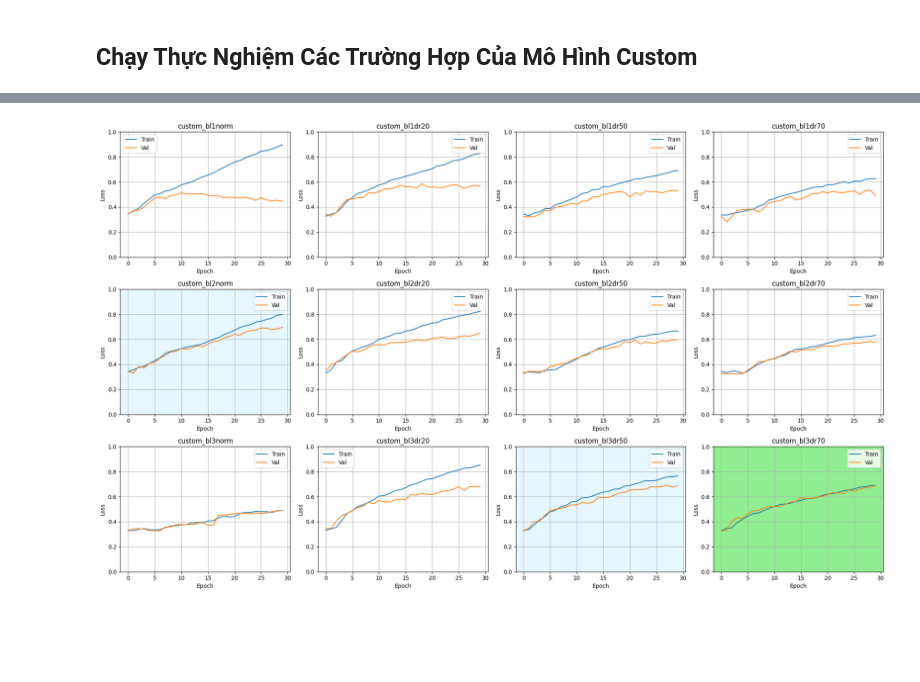
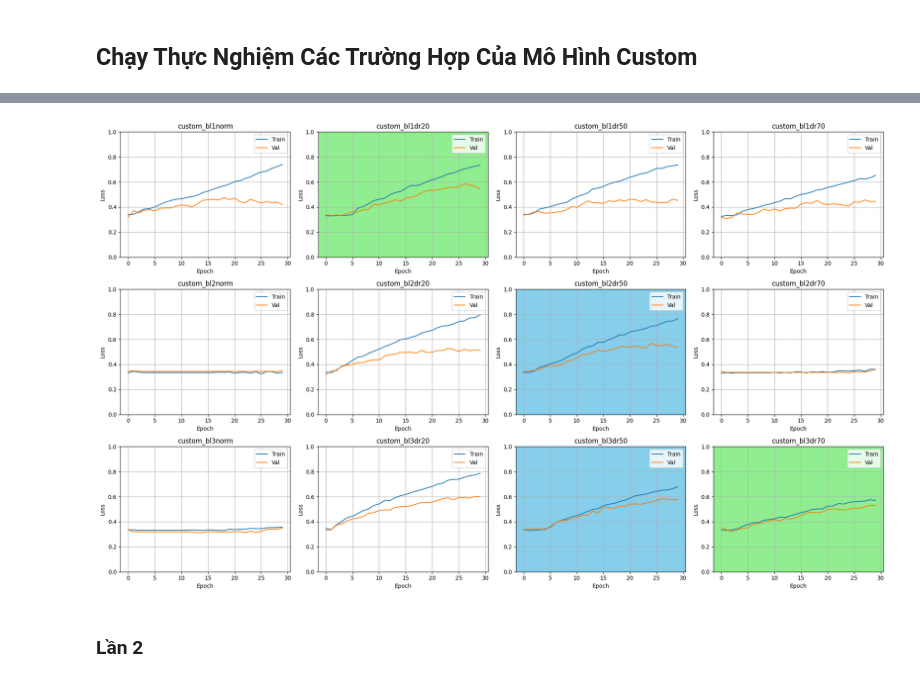
Before and after one commit to VTTr2004/Final-Thesis, a Jupyter notebook: analys.ipynb, the cells around one changed output, grey strips where cells are left out. Saved outputs shown, nothing was run; the diff lists cells and outputs as text; code cells hidden in the pictures; blank space fills up the shorter version.

```diff
--- a/analys.ipynb
+++ b/analys.ipynb
@@ -92,19 +126,3 @@ plt.show()
 # %%
-data_file = {}
-start = 0
-path = './logs/all_type_ways'
-with open(f'{path}/log_raw_update_custom.txt', 'r', encoding='utf-8') as file:
-    data = file.read().split('\n')
-    while True:
-        name = data[start].split('-')[2]
-        logs = data[start+1:start+31]
-        data_file[name] = logs
-        start += 32
-        if start >= len(data):
-            break
-
-for key, val in data_file.items():
-    with open(f'{path}/{key}.txt', 'w', encoding='utf-8') as file:
-        for line in val[:-1]:
-            file.write(line+'\n')
-        file.write(val[-1])
+path = './logs/all_type_ways/log_raw_update_custom.txt'
+print_plot(path, file_raw=True, max_col=4)
@@ -111,5 +131,5 @@ for key, val in data_file.items():
 # %%
 files = list([f'{path}/{f}.txt' for f in data_file.keys()])
-print_plot(files, max_col=4, ticks = {4:'#e6f7ff', 10:'#e6f7ff', 11:'#90ee90'})
+print_plot(files, max_col=4 , ticks={1:'#90EE90', 6:'#87CEEB', 10:'#87CEEB', 11:'#90EE90'})
 # %% [output]
-[figure, old version]
+[figure, new version]
@@ -241 +136,3 @@ class TrafficCNN(nn.Module):
+# %% [markdown]
+### Lần 2
 # %%
```
Also changed, not shown: parts of 12 cells of this notebook, 26 other files.
